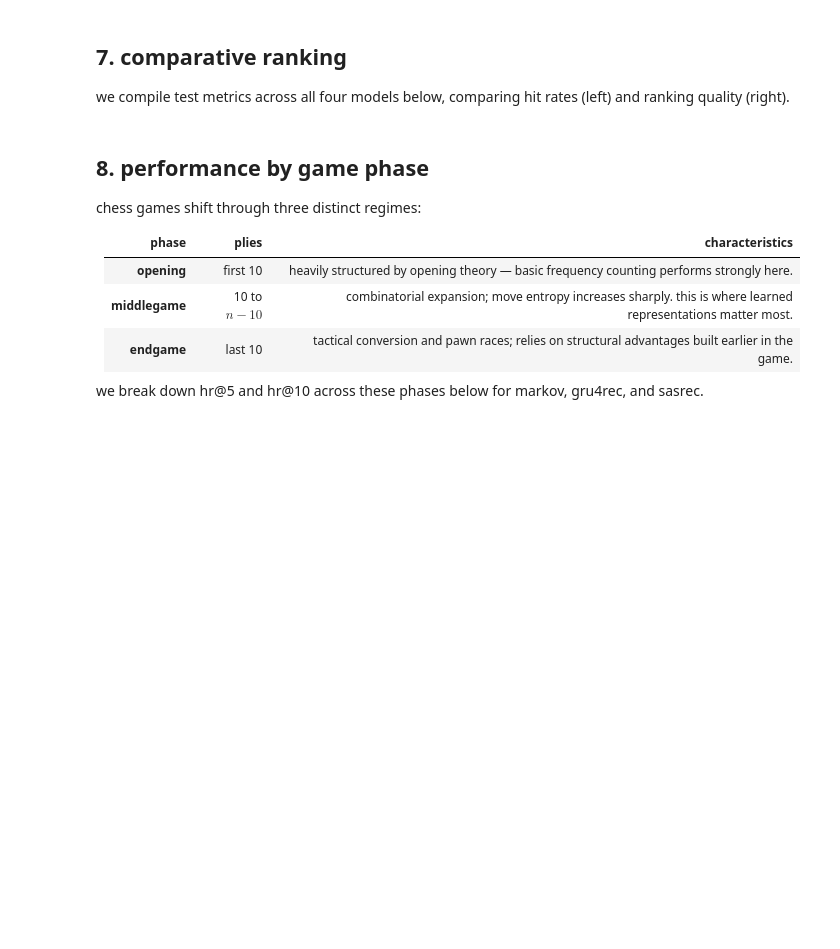
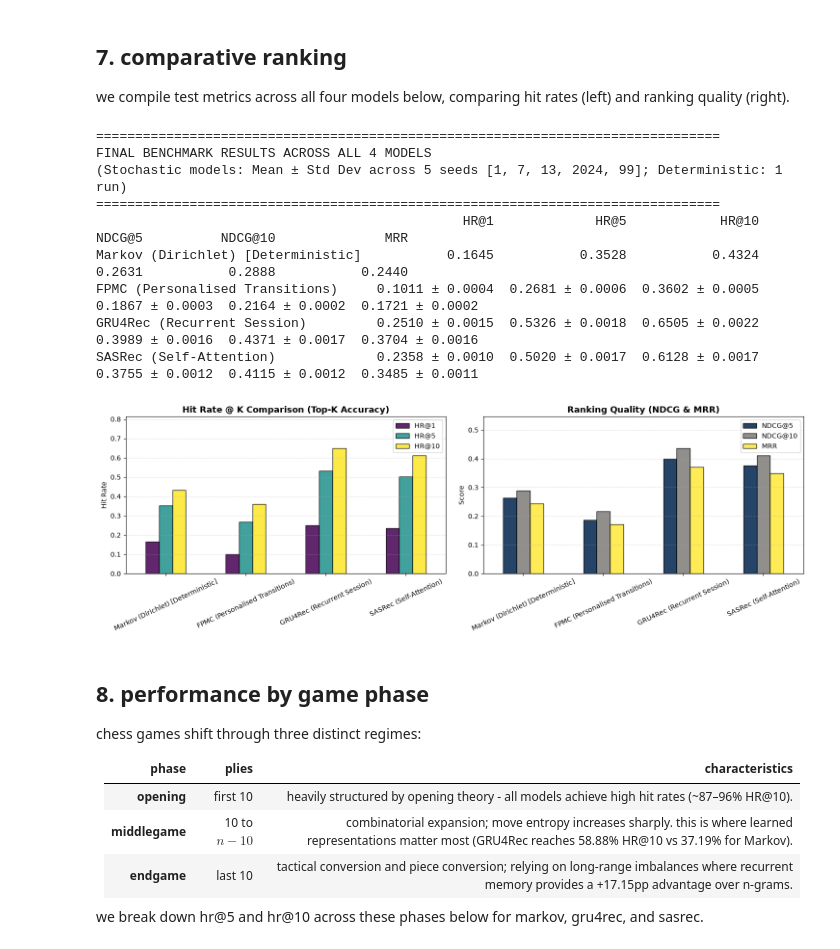
Before and after one commit to weih04/Recommendation-System, a Jupyter notebook: Chess-Dataset/models_benchmarking.ipynb, the cells around one changed output. Saved outputs shown, nothing was run; the diff lists cells and outputs as text; code cells hidden in the pictures; blank space fills up the shorter version.

Commit message:
feat: add model benchmarking notebook, benchmark comparison plot, and trial results data

```diff
--- a/Chess-Dataset/models_benchmarking.ipynb
+++ b/Chess-Dataset/models_benchmarking.ipynb
@@ -671,7 +725,7 @@ def build_gru(p: dict) -> nn.Module:
 
 def build_sasrec(p: dict) -> nn.Module:
     return SASRec(VOCAB_SIZE, embed_dim=p["embed_dim"], num_heads=p["num_heads"],
-                  num_blocks=p["num_layers"], max_len=MAX_LEN, dropout=p["dropout"])
+                  num_blocks=p["num_layers"], max_len=p.get("max_len", 50), dropout=p["dropout"])
 # %%
 def objective_fpmc(trial):
     p = {
@@ -686,9 +740,8 @@ def objective_fpmc(trial):
 
 def objective_gru(trial):
     p = suggest_shared(trial)
-    model, score, epoch = train_sequence_model(build_gru, p, trial=trial)
+    _, score, epoch = train_sequence_model(build_gru, p, trial=trial)
     trial.set_user_attr("best_epoch", epoch)
-    trial.set_user_attr("val_metrics", score_sequence_model(model, loaders_for(p["batch_size"], p["max_len"])["val"]))
     return score
 
 def objective_sasrec(trial):
@@ -720,6 +779,7 @@ final_tables: dict[str, pd.DataFrame] = {}
 def final_runs(name: str, train_fn, build_or_none, params: dict, epochs: int) -> pd.DataFrame:
     """Refit on train+val with the chosen configuration, once per seed, then score on test."""
     rows, models = [], []
+    max_len = params.get("max_len", 50)
     for seed in tqdm(FINAL_SEEDS, desc=name, leave=False):
         if build_or_none is None:                      # FPMC takes a different data path
             model, _, _ = train_fn(params, seed=seed, train_split="trainval", fixed_epochs=epochs)
@@ -727,11 +787,11 @@ def final_runs(name: str, train_fn, build_or_none, params: dict, epochs: int) ->
         else:
             model, _, _ = train_fn(build_or_none, params, seed=seed,
                                    train_split="trainval", fixed_epochs=epochs)
-            rows.append(score_sequence_model(model, loaders_for(params["batch_size"])["test"]))
+            rows.append(score_sequence_model(model, loaders_for(params["batch_size"], max_len)["test"]))
         models.append(model)
 
     df = pd.DataFrame(rows, index=[f"seed={s}" for s in FINAL_SEEDS])
-    print(f"\n{name} — {len(FINAL_SEEDS)} seeds")
+    print(f"\n{name} - {len(FINAL_SEEDS)} seeds")
     print(df.agg(["mean", "std"]).T.round(4).to_string())
     final_models[name] = models[0]                     # representative model for the qualitative sections
     return df
@@ -777,49 +871,67 @@ we compile test metrics across all four models below, comparing hit rates (left)
 # %%
 set_seed(42)
 
-results_dict = {
-    "Markov (Order-2 w/ backoff)": markov_metrics,
-    "FPMC (Personalised Transitions)": fpmc_metrics,
-    "GRU4Rec (Recurrent Session)": gru_metrics,
-    "SASRec (Self-Attention)": sasrec_metrics,
-}
+results_dict = {}
+results_disp_dict = {}
+
+# Markov (Deterministic) - executed once
+results_dict["Markov (Dirichlet) [Deterministic]"] = markov_metrics
+results_disp_dict["Markov (Dirichlet) [Deterministic]"] = {k: f"{v:.4f}" for k, v in markov_metrics.items()}
+
+for name, title in [("FPMC", "FPMC (Personalised Transitions)"),
+                    ("GRU4Rec", "GRU4Rec (Recurrent Session)"),
+                    ("SASRec", "SASRec (Self-Attention)")]:
+    df_runs = final_tables[name]
+    mean_s = df_runs.mean()
+    std_s = df_runs.std()
+    results_dict[title] = mean_s.to_dict()
+    results_disp_dict[title] = {k: f"{mean_s[k]:.4f} ± {std_s[k]:.4f}" for k in mean_s.index}
 
 df_results = pd.DataFrame(results_dict).T
 metric_order = ["HR@1", "HR@5", "HR@10", "NDCG@5", "NDCG@10", "MRR"]
 df_results = df_results[[c for c in metric_order if c in df_results.columns]]
 
-df_disp = df_results.copy()
-for col in ["HR@1", "HR@5", "HR@10", "NDCG@5", "NDCG@10"]:
-    if col in df_disp.columns:
-        df_disp[col] = df_disp[col].map(lambda x: f"{x * 100:.2f}%")
-df_disp["MRR"] = df_disp["MRR"].map(lambda x: f"{x:.4f}")
+df_disp = pd.DataFrame(results_disp_dict).T
+df_disp = df_disp[[c for c in metric_order if c in df_disp.columns]]
 
 print("\n" + "=" * 80)
 print("FINAL BENCHMARK RESULTS ACROSS ALL 4 MODELS")
+print("(Stochastic models: Mean ± Std Dev across 5 seeds [1, 7, 13, 2024, 99]; Deterministic: 1 run)")
 print("=" * 80)
-print(df_disp.sort_values("NDCG@10", ascending=False).to_string())
+print(df_disp.to_string())
 
 fig, axes = plt.subplots(1, 2, figsize=(15, 5))
 
 hr_cols = ["HR@1", "HR@5", "HR@10"]
 df_results[hr_cols].plot(kind="bar", ax=axes[0], colormap="viridis", edgecolor="black", alpha=0.85)
 axes[0].set_title("Hit Rate @ K Comparison (Top-K Accuracy)", fontsize=13, fontweight="bold")
 axes[0].set_ylabel("Hit Rate")
 axes[0].set_ylim(0, min(1.0, df_results["HR@10"].max() * 1.25))
 axes[0].grid(axis="y", linestyle="--", alpha=0.4)
 axes[0].tick_params(axis="x", rotation=25)
 
 rank_cols = ["NDCG@5", "NDCG@10", "MRR"]
 df_results[rank_cols].plot(kind="bar", ax=axes[1], colormap="cividis", edgecolor="black", alpha=0.85)
 axes[1].set_title("Ranking Quality (NDCG & MRR)", fontsize=13, fontweight="bold")
 axes[1].set_ylabel("Score")
 axes[1].set_ylim(0, min(1.0, df_results["NDCG@10"].max() * 1.25))
 axes[1].grid(axis="y", linestyle="--", alpha=0.4)
 axes[1].tick_params(axis="x", rotation=25)
 
 plt.tight_layout()
 plt.savefig("benchmark_comparison.png", dpi=150)
 plt.show()
+# %% [output]
+================================================================================
+FINAL BENCHMARK RESULTS ACROSS ALL 4 MODELS
+(Stochastic models: Mean ± Std Dev across 5 seeds [1, 7, 13, 2024, 99]; Deterministic: 1 run)
+================================================================================
+                                               HR@1             HR@5            HR@10           NDCG@5          NDCG@10              MRR
+Markov (Dirichlet) [Deterministic]           0.1645           0.3528           0.4324           0.2631           0.2888           0.2440
+FPMC (Personalised Transitions)     0.1011 ± 0.0004  0.2681 ± 0.0006  0.3602 ± 0.0005  0.1867 ± 0.0003  0.2164 ± 0.0002  0.1721 ± 0.0002
+GRU4Rec (Recurrent Session)         0.2510 ± 0.0015  0.5326 ± 0.0018  0.6505 ± 0.0022  0.3989 ± 0.0016  0.4371 ± 0.0017  0.3704 ± 0.0016
+SASRec (Self-Attention)             0.2358 ± 0.0010  0.5020 ± 0.0017  0.6128 ± 0.0017  0.3755 ± 0.0012  0.4115 ± 0.0012  0.3485 ± 0.0011
+[figure, added]
 # %% [markdown]
 ## 8. performance by game phase
 
@@ -827,9 +939,9 @@ chess games shift through three distinct regimes:
 
 | phase | plies | characteristics |
 |:---|:---|:---|
-| **opening** | first 10 | heavily structured by opening theory — basic frequency counting performs strongly here. |
-| **middlegame** | 10 to $n-10$ | combinatorial expansion; move entropy increases sharply. this is where learned representations matter most. |
-| **endgame** | last 10 | tactical conversion and pawn races; relies on structural advantages built earlier in the game. |
+| **opening** | first 10 | heavily structured by opening theory - all models achieve high hit rates (~87–96% HR@10). |
+| **middlegame** | 10 to $n-10$ | combinatorial expansion; move entropy increases sharply. this is where learned representations matter most (GRU4Rec reaches 58.88% HR@10 vs 37.19% for Markov). |
+| **endgame** | last 10 | tactical conversion and piece conversion; relying on long-range imbalances where recurrent memory provides a +17.15pp advantage over n-grams. |
 
 we break down hr@5 and hr@10 across these phases below for markov, gru4rec, and sasrec.
 # %%
```
Also changed, not shown: parts of 27 cells of this notebook.
